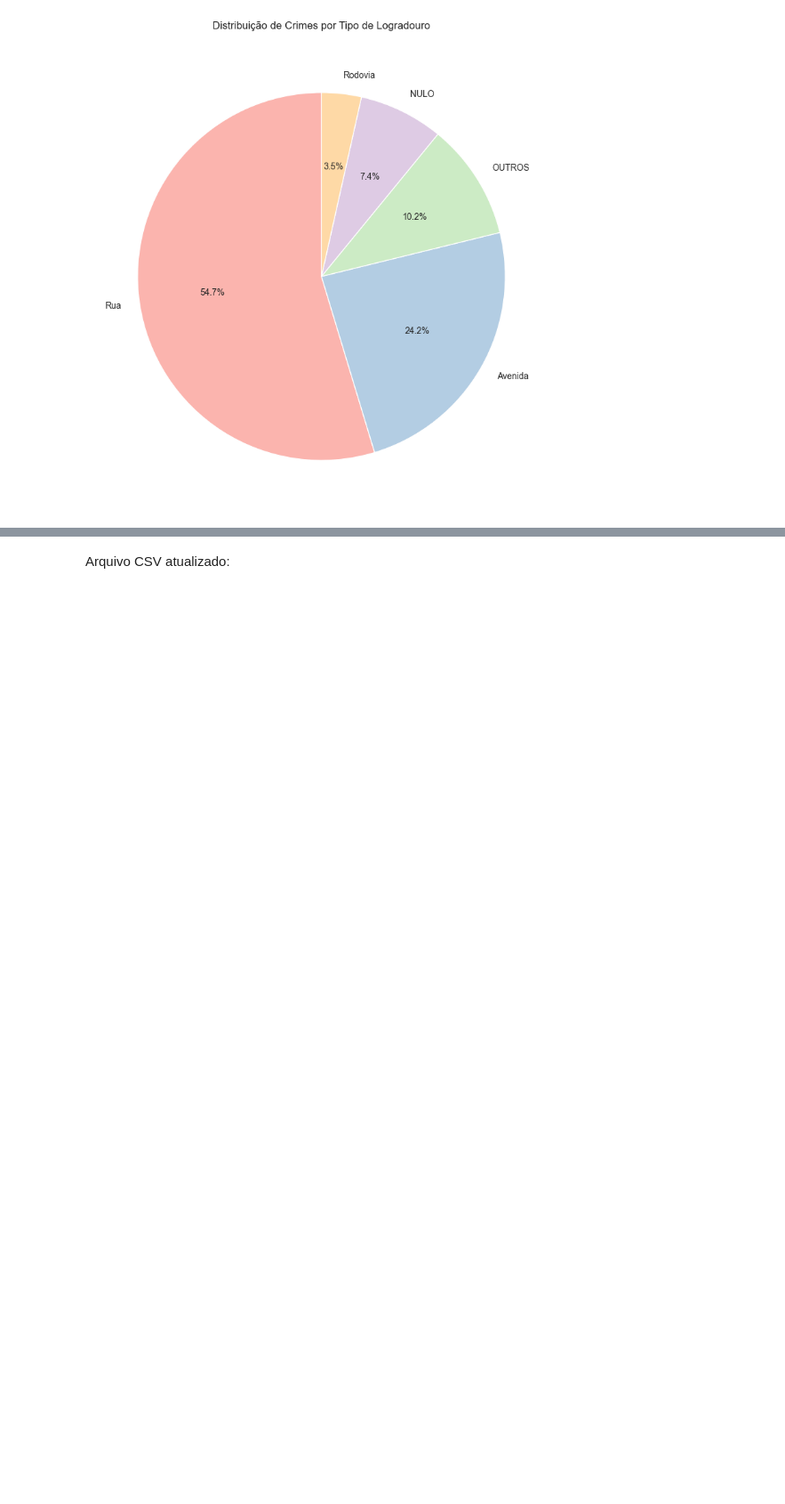
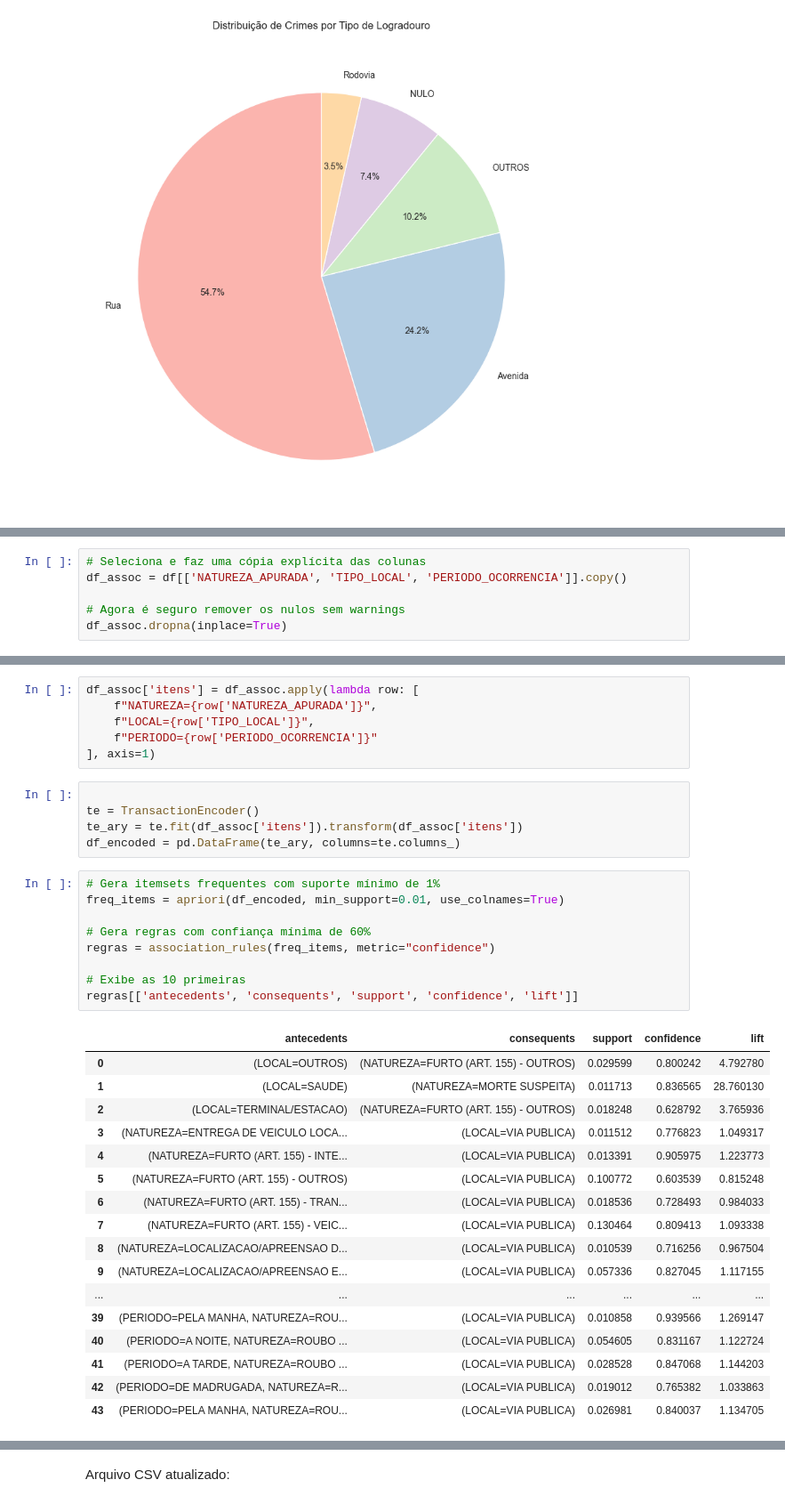
Before and after one commit to Matheuskpds/Ciencia-de-Dados-Projeto-TP, a Jupyter notebook: main.ipynb, the cells around one changed output, grey strips where cells are left out. Shown at 89% size. Saved outputs shown, nothing was run; the diff lists cells and outputs as text; blank space fills up the shorter version.

Commit message:
associacao com algoritmo apriori - incompleto

```diff
--- a/main.ipynb
+++ b/main.ipynb
@@ -1741,0 +1768,6 @@ plt.show()
+# %%
+# Seleciona e faz uma cópia explícita das colunas
+df_assoc = df[['NATUREZA_APURADA', 'TIPO_LOCAL', 'PERIODO_OCORRENCIA']].copy()
+
+# Agora é seguro remover os nulos sem warnings
+df_assoc.dropna(inplace=True)
@@ -1741,0 +1785,38 @@ plt.show()
+# %%
+df_assoc['itens'] = df_assoc.apply(lambda row: [
+    f"NATUREZA={row['NATUREZA_APURADA']}",
+    f"LOCAL={row['TIPO_LOCAL']}",
+    f"PERIODO={row['PERIODO_OCORRENCIA']}"
+], axis=1)
+# %%
+
+te = TransactionEncoder()
+te_ary = te.fit(df_assoc['itens']).transform(df_assoc['itens'])
+df_encoded = pd.DataFrame(te_ary, columns=te.columns_)
+# %%
+# Gera itemsets frequentes com suporte mínimo de 1%
+freq_items = apriori(df_encoded, min_support=0.01, use_colnames=True)
+
+# Gera regras com confiança mínima de 60%
+regras = association_rules(freq_items, metric="confidence")
+
+# Exibe as 10 primeiras
+regras[['antecedents', 'consequents', 'support', 'confidence', 'lift']]
+# %% [output]
+|  | antecedents | consequents | support | confidence | lift |
+| 0 | (LOCAL=OUTROS) | (NATUREZA=FURTO (ART. 155) - OUTROS) | 0.029599 | 0.800242 | 4.792780 |
+| 1 | (LOCAL=SAUDE) | (NATUREZA=MORTE SUSPEITA) | 0.011713 | 0.836565 | 28.760130 |
+| 2 | (LOCAL=TERMINAL/ESTACAO) | (NATUREZA=FURTO (ART. 155) - OUTROS) | 0.018248 | 0.628792 | 3.765936 |
+| 3 | (NATUREZA=ENTREGA DE VEICULO LOCA... | (LOCAL=VIA PUBLICA) | 0.011512 | 0.776823 | 1.049317 |
+| 4 | (NATUREZA=FURTO (ART. 155) - INTE... | (LOCAL=VIA PUBLICA) | 0.013391 | 0.905975 | 1.223773 |
+| 5 | (NATUREZA=FURTO (ART. 155) - OUTROS) | (LOCAL=VIA PUBLICA) | 0.100772 | 0.603539 | 0.815248 |
+| 6 | (NATUREZA=FURTO (ART. 155) - TRAN... | (LOCAL=VIA PUBLICA) | 0.018536 | 0.728493 | 0.984033 |
+| 7 | (NATUREZA=FURTO (ART. 155) - VEIC... | (LOCAL=VIA PUBLICA) | 0.130464 | 0.809413 | 1.093338 |
+| 8 | (NATUREZA=LOCALIZACAO/APREENSAO D... | (LOCAL=VIA PUBLICA) | 0.010539 | 0.716256 | 0.967504 |
+| 9 | (NATUREZA=LOCALIZACAO/APREENSAO E... | (LOCAL=VIA PUBLICA) | 0.057336 | 0.827045 | 1.117155 |
+| ... | ... | ... | ... | ... | ... |
+| 39 | (PERIODO=PELA MANHA, NATUREZA=ROU... | (LOCAL=VIA PUBLICA) | 0.010858 | 0.939566 | 1.269147 |
+| 40 | (PERIODO=A NOITE, NATUREZA=ROUBO ... | (LOCAL=VIA PUBLICA) | 0.054605 | 0.831167 | 1.122724 |
+| 41 | (PERIODO=A TARDE, NATUREZA=ROUBO ... | (LOCAL=VIA PUBLICA) | 0.028528 | 0.847068 | 1.144203 |
+| 42 | (PERIODO=DE MADRUGADA, NATUREZA=R... | (LOCAL=VIA PUBLICA) | 0.019012 | 0.765382 | 1.033863 |
+| 43 | (PERIODO=PELA MANHA, NATUREZA=ROU... | (LOCAL=VIA PUBLICA) | 0.026981 | 0.840037 | 1.134705 |
```
Also changed, not shown: parts of 11 cells of this notebook.
